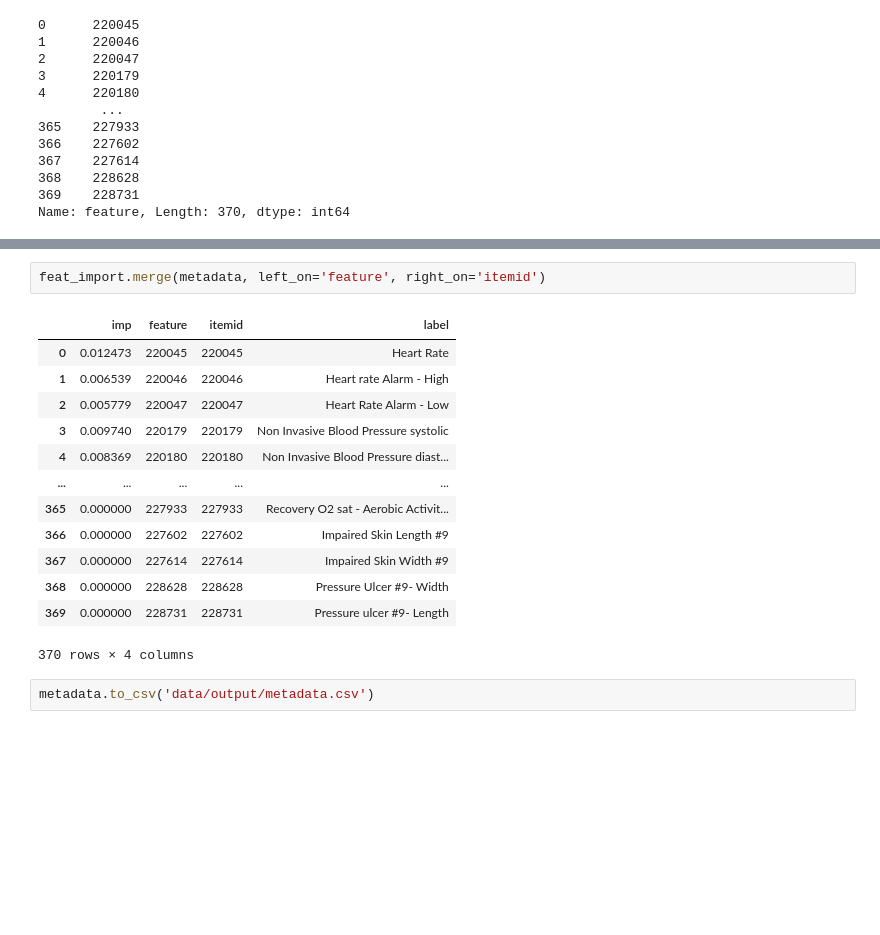
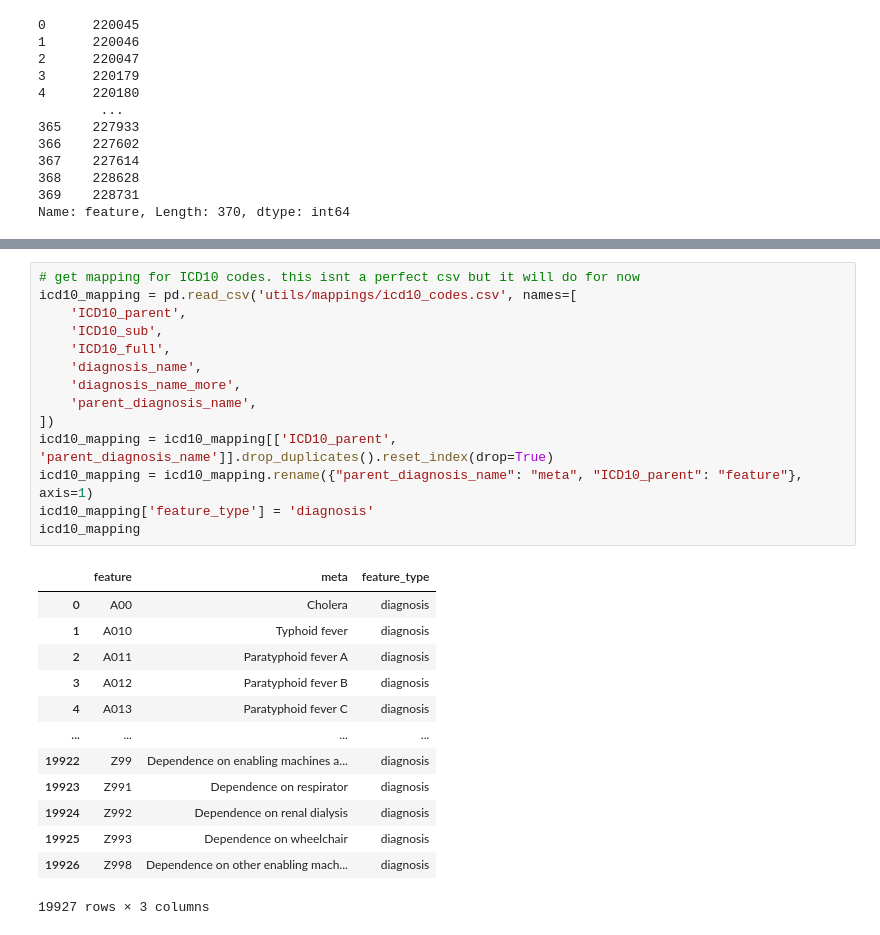
Before and after one commit to jjfeng/MIMIC-IV-Data-Pipeline, a Jupyter notebook: feature_importance_analysis.ipynb, the cells around one changed output, grey strips where cells are left out. Cells and saved outputs as stored; diff of their text form; blank space fills up the shorter version.

```diff
--- a/feature_importance_analysis.ipynb
+++ b/feature_importance_analysis.ipynb
@@ -57,18 +80,28 @@ metadata
-# %%
-feat_import.merge(metadata, left_on='feature', right_on='itemid')
-# %% [output]
-|  | imp | feature | itemid | label |
-| 0 | 0.012473 | 220045 | 220045 | Heart Rate |
-| 1 | 0.006539 | 220046 | 220046 | Heart rate Alarm - High |
-| 2 | 0.005779 | 220047 | 220047 | Heart Rate Alarm - Low |
-| 3 | 0.009740 | 220179 | 220179 | Non Invasive Blood Pressure systolic |
-| 4 | 0.008369 | 220180 | 220180 | Non Invasive Blood Pressure diast... |
-| ... | ... | ... | ... | ... |
-| 365 | 0.000000 | 227933 | 227933 | Recovery O2 sat - Aerobic Activit... |
-| 366 | 0.000000 | 227602 | 227602 | Impaired Skin Length #9 |
-| 367 | 0.000000 | 227614 | 227614 | Impaired Skin Width #9 |
-| 368 | 0.000000 | 228628 | 228628 | Pressure Ulcer #9- Width |
-| 369 | 0.000000 | 228731 | 228731 | Pressure ulcer #9- Length |
-370 rows × 4 columns
 # %%
-metadata.to_csv('data/output/metadata.csv')
+# get mapping for ICD10 codes. this isnt a perfect csv but it will do for now
+icd10_mapping = pd.read_csv('utils/mappings/icd10_codes.csv', names=[
+    'ICD10_parent',
+    'ICD10_sub',
+    'ICD10_full',
+    'diagnosis_name',
+    'diagnosis_name_more',
+    'parent_diagnosis_name',
+])
+icd10_mapping = icd10_mapping[['ICD10_parent', 'parent_diagnosis_name']].drop_duplicates().reset_index(drop=True)
+icd10_mapping = icd10_mapping.rename({"parent_diagnosis_name": "meta", "ICD10_parent": "feature"}, axis=1)
+icd10_mapping['feature_type'] = 'diagnosis'
+icd10_mapping
+# %% [output]
+|  | feature | meta | feature_type |
+| 0 | A00 | Cholera | diagnosis |
+| 1 | A010 | Typhoid fever | diagnosis |
+| 2 | A011 | Paratyphoid fever A | diagnosis |
+| 3 | A012 | Paratyphoid fever B | diagnosis |
+| 4 | A013 | Paratyphoid fever C | diagnosis |
+| ... | ... | ... | ... |
+| 19922 | Z99 | Dependence on enabling machines a... | diagnosis |
+| 19923 | Z991 | Dependence on respirator | diagnosis |
+| 19924 | Z992 | Dependence on renal dialysis | diagnosis |
+| 19925 | Z993 | Dependence on wheelchair | diagnosis |
+| 19926 | Z998 | Dependence on other enabling mach... | diagnosis |
+19927 rows × 3 columns
```
Also changed, not shown: parts of 7 cells of this notebook, 3 other files.
